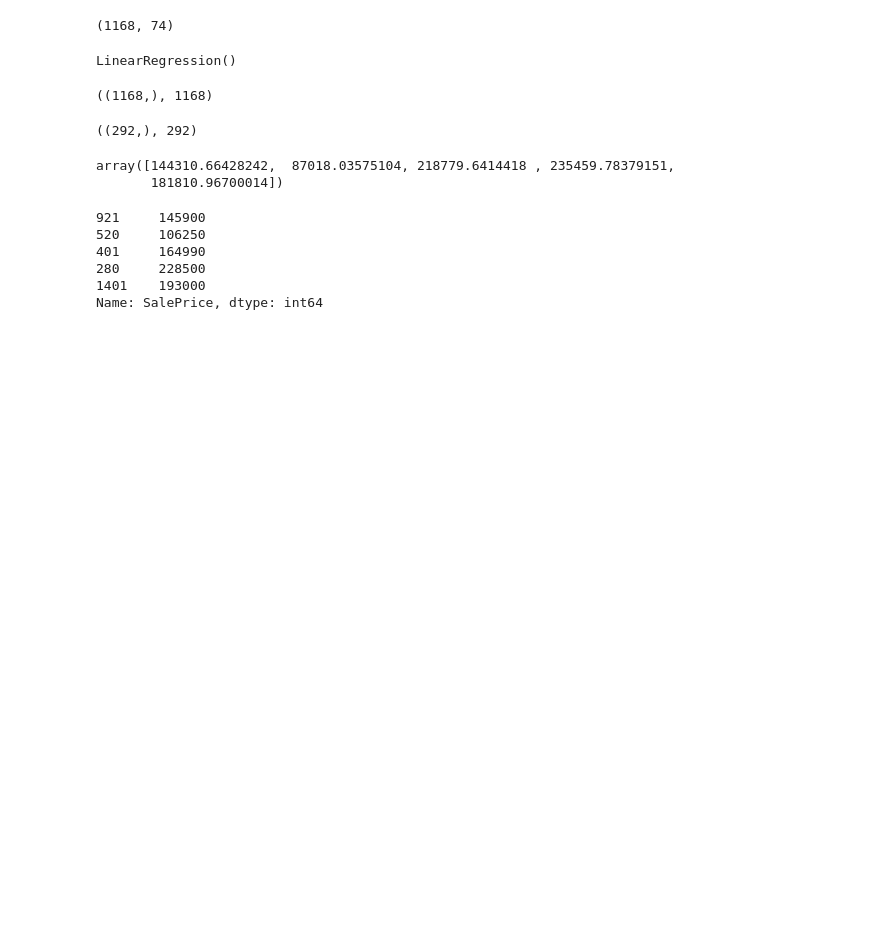
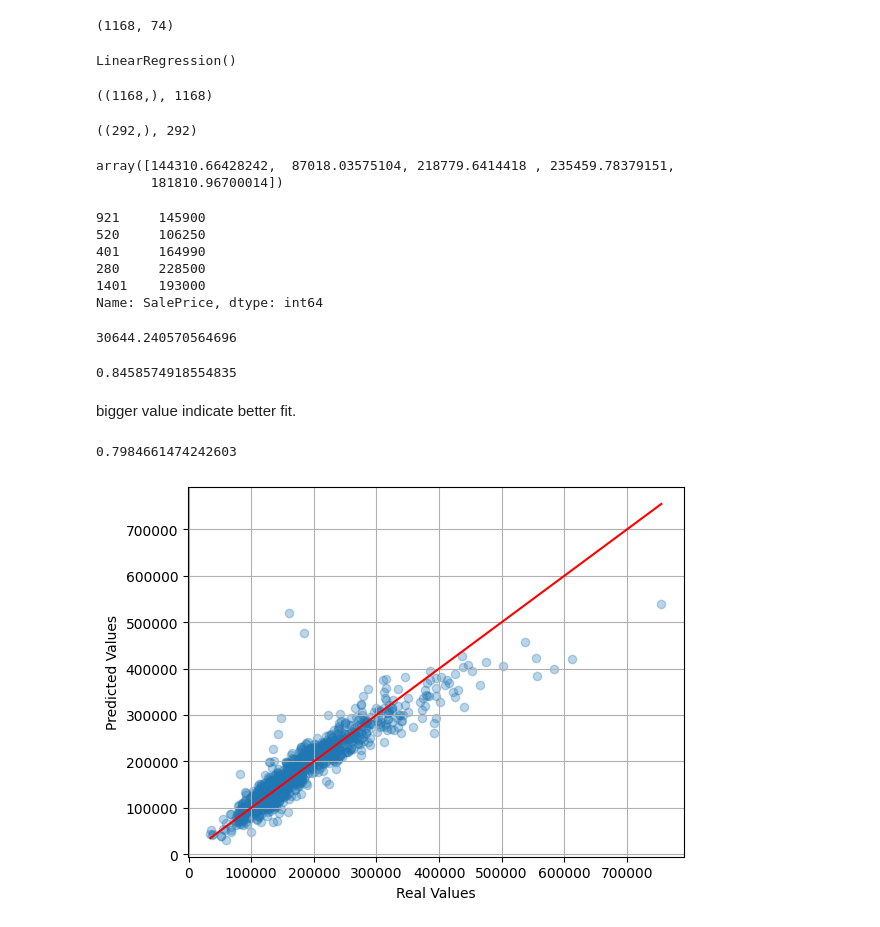
Before and after one commit to Venchislaw/PracticalAI, a Jupyter notebook: Machine Learning/RealProjects/RealEstateWebSite/data_science/ML Side/models_try.ipynb, the cells around one changed output. Cells and saved outputs as stored; diff of their text form; code cells hidden in the pictures; blank space fills up the shorter version.

```diff
--- a/Machine Learning/RealProjects/RealEstateWebSite/data_science/ML Side/models_try.ipynb
+++ b/Machine Learning/RealProjects/RealEstateWebSite/data_science/ML Side/models_try.ipynb
@@ -59,3 +59,28 @@ y_train[:5]
 280     228500
 1401    193000
 Name: SalePrice, dtype: int64
+# %%
+root_mean_squared_error(y_train, model.predict(X_train))
+# %% [output]
+30644.240570564696
+# %%
+r2_score(y_train, model.predict(X_train))
+# %% [output]
+0.8458574918554835
+# %% [markdown]
+bigger value indicate better fit.
+# %%
+r2_score(y_test, model.predict(X_test))
+# %% [output]
+0.7984661474242603
+# %%
+plt.grid()
+plt.plot(range(min(y_train), max(y_train)), range(min(y_train), max(y_train)), c="red")
+plt.scatter(y_train, model.predict(X_train), alpha=0.3)
+
+plt.xlabel("Real Values")
+plt.ylabel("Predicted Values")
+
+plt.show();
+# %% [output]
+[figure, added]
```
Also changed, not shown: parts of 2 cells of this notebook.
